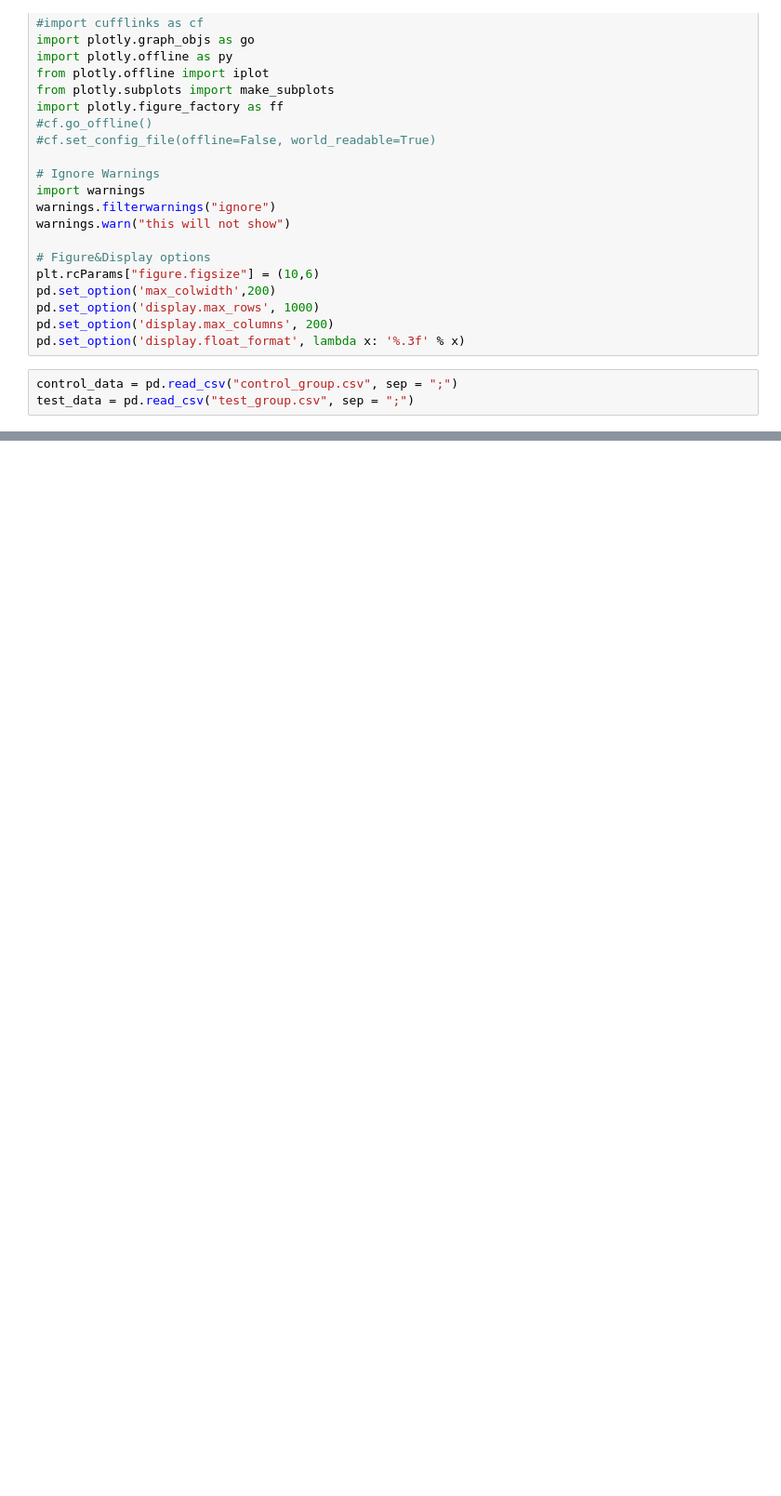
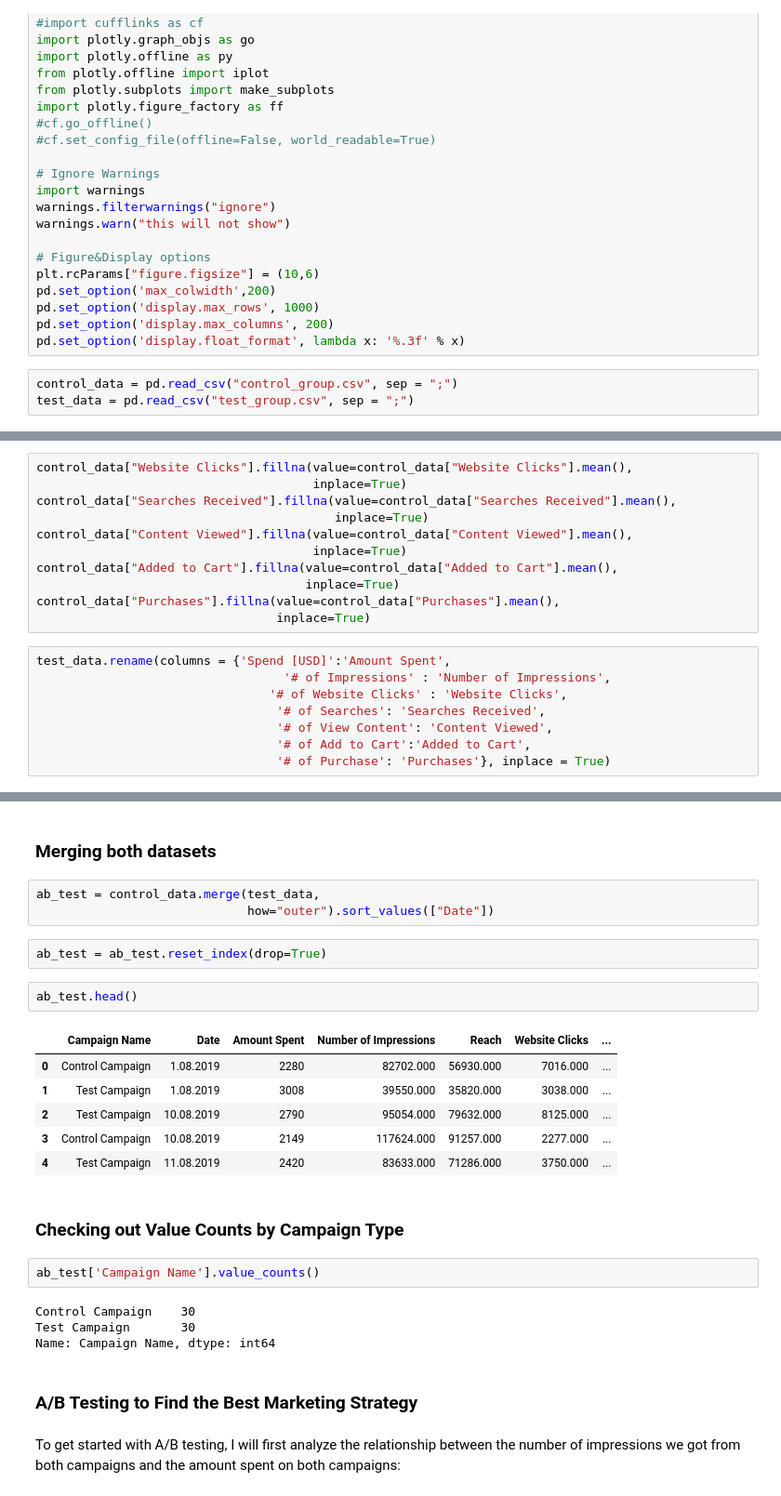
Before and after one commit to MEnesAkpinar/AB_Testing_DataScience_CaseStudy, a Jupyter notebook: AB_Testing.ipynb, the cells around one changed output, grey strips where cells are left out. Shown at 93% size. Saved outputs shown, nothing was run; the diff lists cells and outputs as text; blank space fills up the shorter version.

```diff
--- a/AB_Testing.ipynb
+++ b/AB_Testing.ipynb
@@ -243,0 +278,19 @@ control_data.columns[0]
+# %%
+control_data["Website Clicks"].fillna(value=control_data["Website Clicks"].mean(),
+                                      inplace=True)
+control_data["Searches Received"].fillna(value=control_data["Searches Received"].mean(),
+                                         inplace=True)
+control_data["Content Viewed"].fillna(value=control_data["Content Viewed"].mean(),
+                                      inplace=True)
+control_data["Added to Cart"].fillna(value=control_data["Added to Cart"].mean(),
+                                     inplace=True)
+control_data["Purchases"].fillna(value=control_data["Purchases"].mean(),
+                                 inplace=True)
+# %%
+test_data.rename(columns = {'Spend [USD]':'Amount Spent',
+                                  '# of Impressions' : 'Number of Impressions',
+                                '# of Website Clicks' : 'Website Clicks',
+                                 '# of Searches': 'Searches Received',
+                                 '# of View Content': 'Content Viewed',
+                                 '# of Add to Cart':'Added to Cart',
+                                 '# of Purchase': 'Purchases'}, inplace = True)
@@ -243,0 +320,28 @@ control_data.columns[0]
+# %% [markdown]
+### Merging both datasets
+# %%
+ab_test = control_data.merge(test_data,
+                             how="outer").sort_values(["Date"])
+# %%
+ab_test = ab_test.reset_index(drop=True)
+# %%
+ab_test.head()
+# %% [output]
+|  | Campaign Name | Date | Amount Spent | Number of Impressions | Reach | Website Clicks | ... |
+| 0 | Control Campaign | 1.08.2019 | 2280 | 82702.000 | 56930.000 | 7016.000 | ... |
+| 1 | Test Campaign | 1.08.2019 | 3008 | 39550.000 | 35820.000 | 3038.000 | ... |
+| 2 | Test Campaign | 10.08.2019 | 2790 | 95054.000 | 79632.000 | 8125.000 | ... |
+| 3 | Control Campaign | 10.08.2019 | 2149 | 117624.000 | 91257.000 | 2277.000 | ... |
+| 4 | Test Campaign | 11.08.2019 | 2420 | 83633.000 | 71286.000 | 3750.000 | ... |
+# %% [markdown]
+### Checking out Value Counts by Campaign Type
+# %%
+ab_test['Campaign Name'].value_counts()
+# %% [output]
+Control Campaign    30
+Test Campaign       30
+Name: Campaign Name, dtype: int64
+# %% [markdown]
+### A/B Testing to Find the Best Marketing Strategy
+# %% [markdown]
+To get started with A/B testing, I will first analyze the relationship between the number of impressions we got from both campaigns and the amount spent on both campaigns:
```
Also changed, not shown: parts of 24 cells of this notebook.
